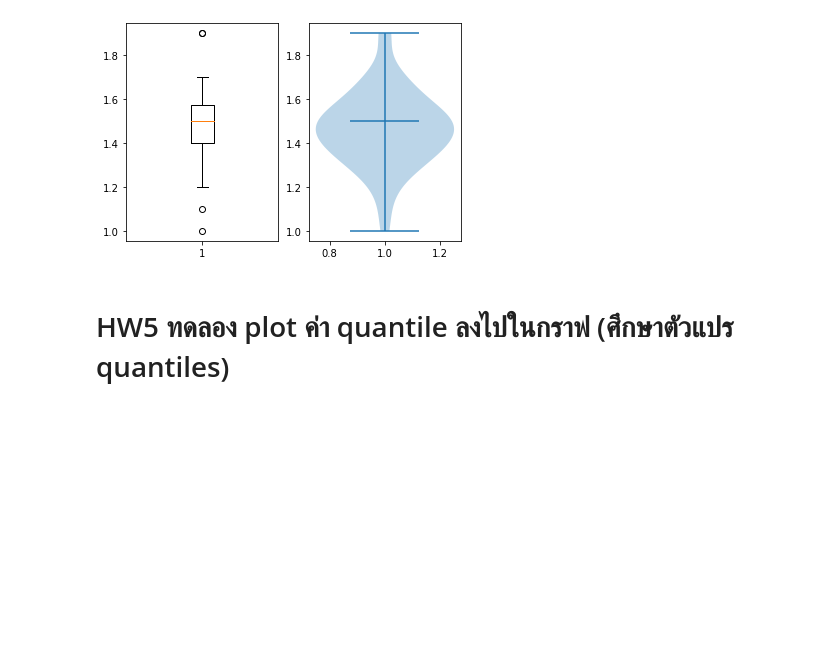
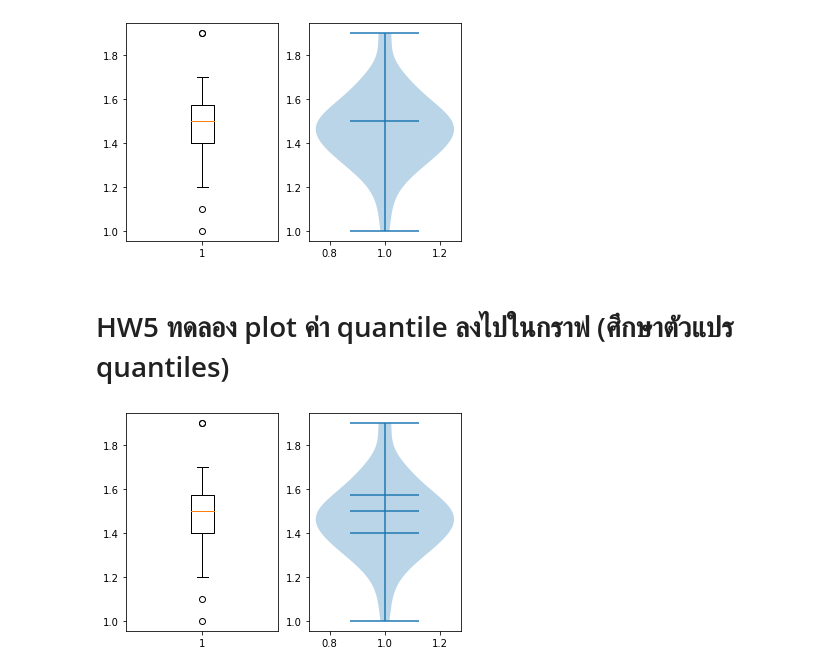
Before and after one commit to mintra-tippayaratsontorn/data_viz_2022, a Jupyter notebook: DataViz02_Data_Distribution.ipynb, the cells around one changed output. Saved outputs shown, nothing was run; the diff lists cells and outputs as text; code cells hidden in the pictures; blank space fills up the shorter version.

```diff
--- a/DataViz02_Data_Distribution.ipynb
+++ b/DataViz02_Data_Distribution.ipynb
@@ -399,3 +399,14 @@ vi = plt.violinplot(df['PetalLength'][:50],showmedians=True);  # violin plot
 [figure]
 # %% [markdown]
 # HW5 ทดลอง plot ค่า quantile ลงไปในกราฟ (ศึกษาตัวแปร quantiles)
+# %%
+plt.subplot(1,2,1)  # กำหนดตำแหน่งกราฟ (แถว,คอลัมน์,ตำแหน่ง) คือ มี 1 แถว 2 หลัก ตำแหน่งที่ 1
+bb = plt.boxplot(df['PetalLength'][:50]);  # box plot
+q1 = bb['boxes'][0].get_ydata()[0]  # ควอไทล์ที่ 1
+q2 = bb['medians'][0].get_ydata()[0]  # ควอไทล์ที่ 2
+q3 = bb['boxes'][0].get_ydata()[2]  # ควอไทล์ที่ 3
+
+plt.subplot(1,2,2)  # กำหนดตำแหน่งกราฟ (แถว,คอลัมน์,ตำแหน่ง) คือ มี 1 แถว 2 หลัก ตำแหน่งที่ 2
+vi = plt.violinplot(df['PetalLength'][:50],quantiles=[0.25,0.5,0.75]);  # [0.25,0.5,0.75] คือเปอร์เซ็นต์ของควอไทล์ที่ 1,2,3
+# %% [output]
+[figure, added]
```
Also changed, not shown: parts of 3 cells of this notebook.
